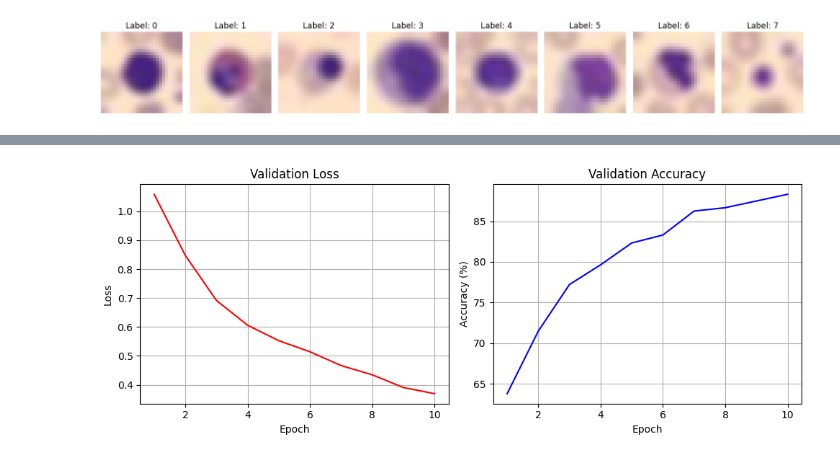
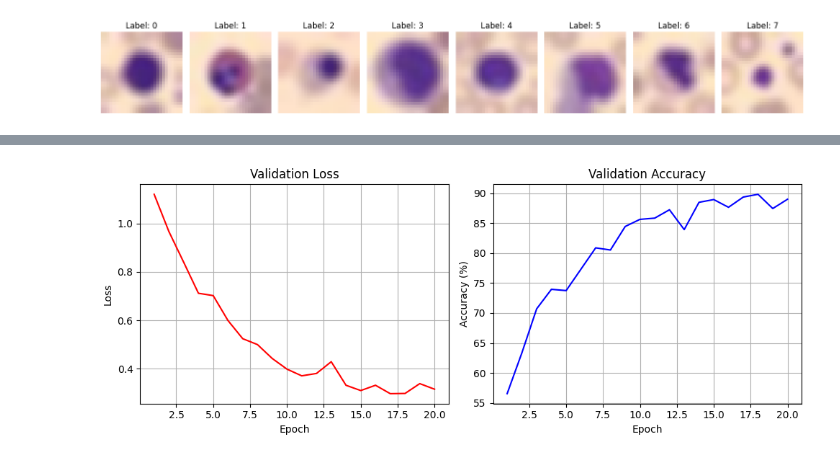
Before and after one commit to LukrecijaMedimorec/BloodCellClassifier, a Jupyter notebook: Classifier.ipynb, the cells around one changed output, grey strips where cells are left out. Saved outputs shown, nothing was run; the diff lists cells and outputs as text; code cells hidden in the pictures.

```diff
--- a/Classifier.ipynb
+++ b/Classifier.ipynb
@@ -119,6 +119,8 @@ def train_validate(model, train_dataloader, val_dataloader, criterion, optimizer
         "val_recalls": val_recalls,
         "val_f1s": val_f1s,
     }
+# %%
+num_epochs=20
 # %%
 def plot_val_metrics(metrics):
 
@@ -626,12 +668,12 @@ optimizer = optim.Adam(model.parameters(), lr=0.001)
 
 blurred_balanced_metrics = train_validate(
     model=model,
-    train_dataloader=balanced_train_dataloader,
-    val_dataloader=balanced_val_dataloader,
+    train_dataloader=blurred_balanced_train_dataloader,
+    val_dataloader=blurred_balanced_val_dataloader,
     criterion=criterion,
     optimizer=optimizer,
     device=device,
-    num_epochs=10
+    num_epochs=num_epochs
 )
 
 plot_val_metrics(blurred_balanced_metrics)
@@ -649 +701 @@ Epoch 10/10 | Train Loss: 0.3367 | Val Loss: 0.3694 | Val Acc: 88.32% | Val Prec
-[figure, old version]
+[figure, new version]
```
Also changed, not shown: parts of 11 cells of this notebook.
